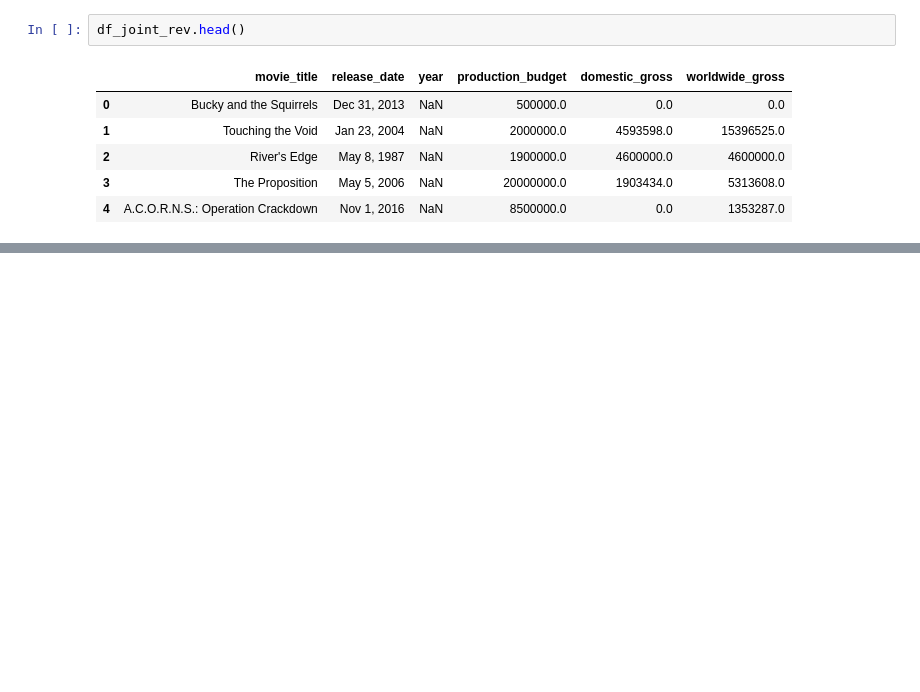
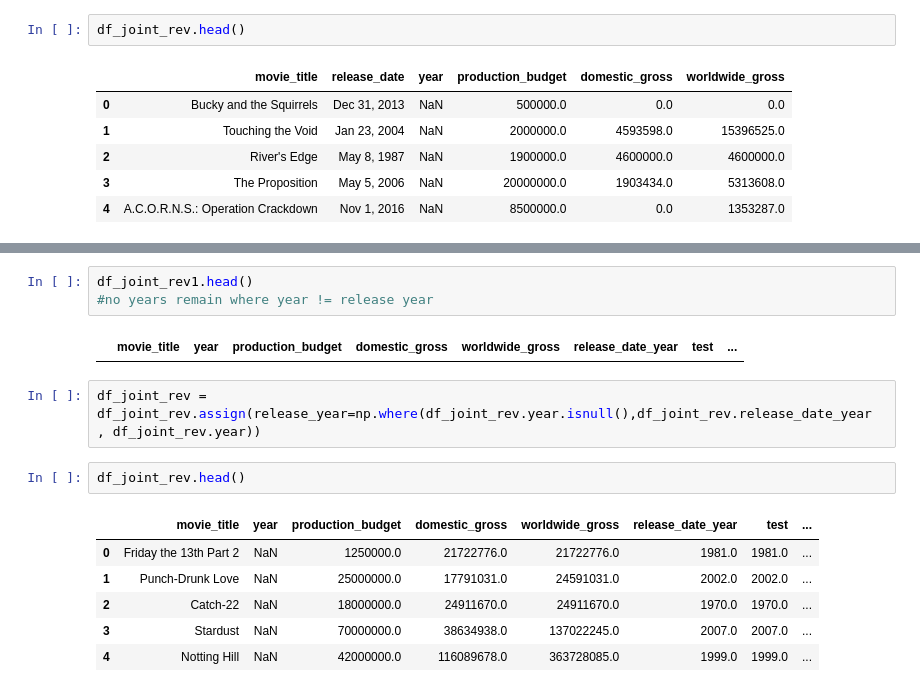
Before and after one commit to polyglottraveler/projectkr, a Jupyter notebook: sql_v0-kca.ipynb, the cells around one changed output, grey strips where cells are left out. Cells and saved outputs as stored; diff of their text form; blank space fills up the shorter version.

```diff
--- a/sql_v0-kca.ipynb
+++ b/sql_v0-kca.ipynb
@@ -241,0 +278,16 @@ df_joint_rev.head()
+# %%
+df_joint_rev1.head()
+#no years remain where year != release year
+# %% [output]
+|  | movie_title | year | production_budget | domestic_gross | worldwide_gross | release_date_year | test | ... |
+# %%
+df_joint_rev = df_joint_rev.assign(release_year=np.where(df_joint_rev.year.isnull(),df_joint_rev.release_date_year , df_joint_rev.year))
+# %%
+df_joint_rev.head()
+# %% [output]
+|  | movie_title | year | production_budget | domestic_gross | worldwide_gross | release_date_year | test | ... |
+| 0 | Friday the 13th Part 2 | NaN | 1250000.0 | 21722776.0 | 21722776.0 | 1981.0 | 1981.0 | ... |
+| 1 | Punch-Drunk Love | NaN | 25000000.0 | 17791031.0 | 24591031.0 | 2002.0 | 2002.0 | ... |
+| 2 | Catch-22 | NaN | 18000000.0 | 24911670.0 | 24911670.0 | 1970.0 | 1970.0 | ... |
+| 3 | Stardust | NaN | 70000000.0 | 38634938.0 | 137022245.0 | 2007.0 | 2007.0 | ... |
+| 4 | Notting Hill | NaN | 42000000.0 | 116089678.0 | 363728085.0 | 1999.0 | 1999.0 | ... |
```
Also changed, not shown: parts of 13 cells of this notebook, 1 other file.
